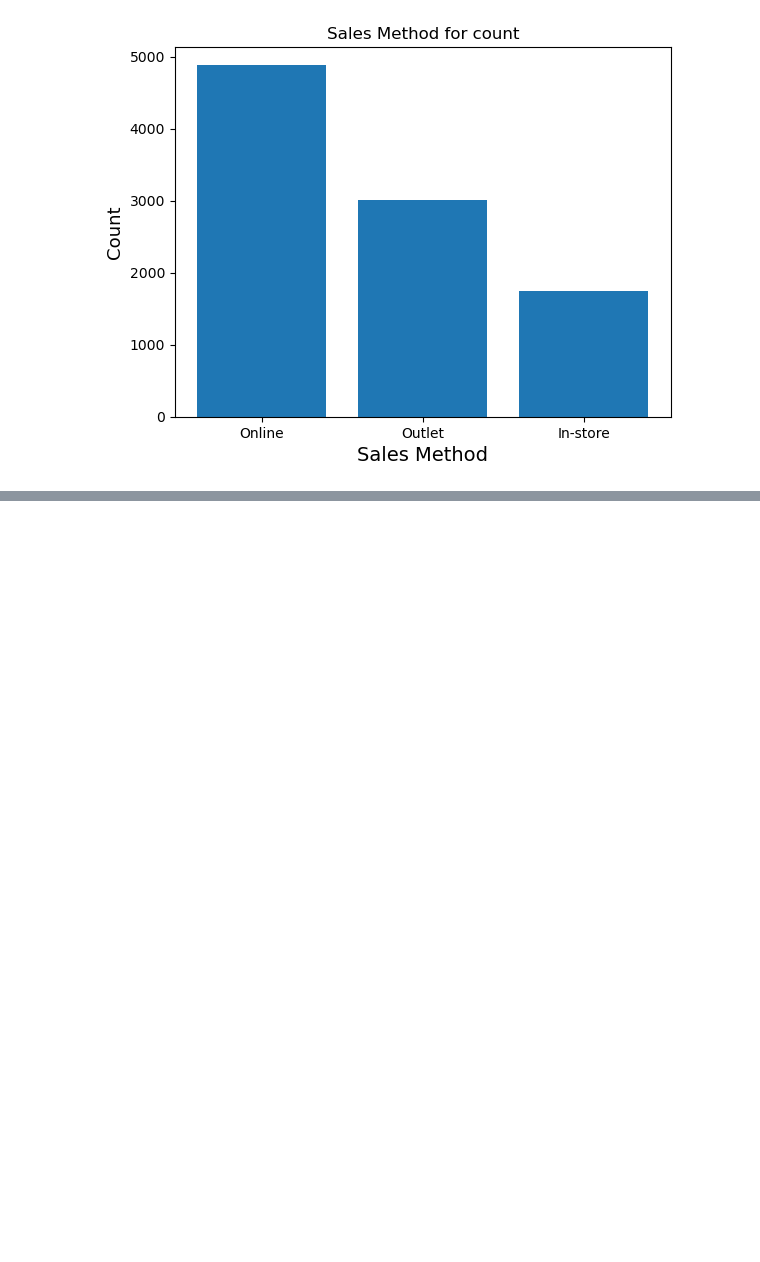
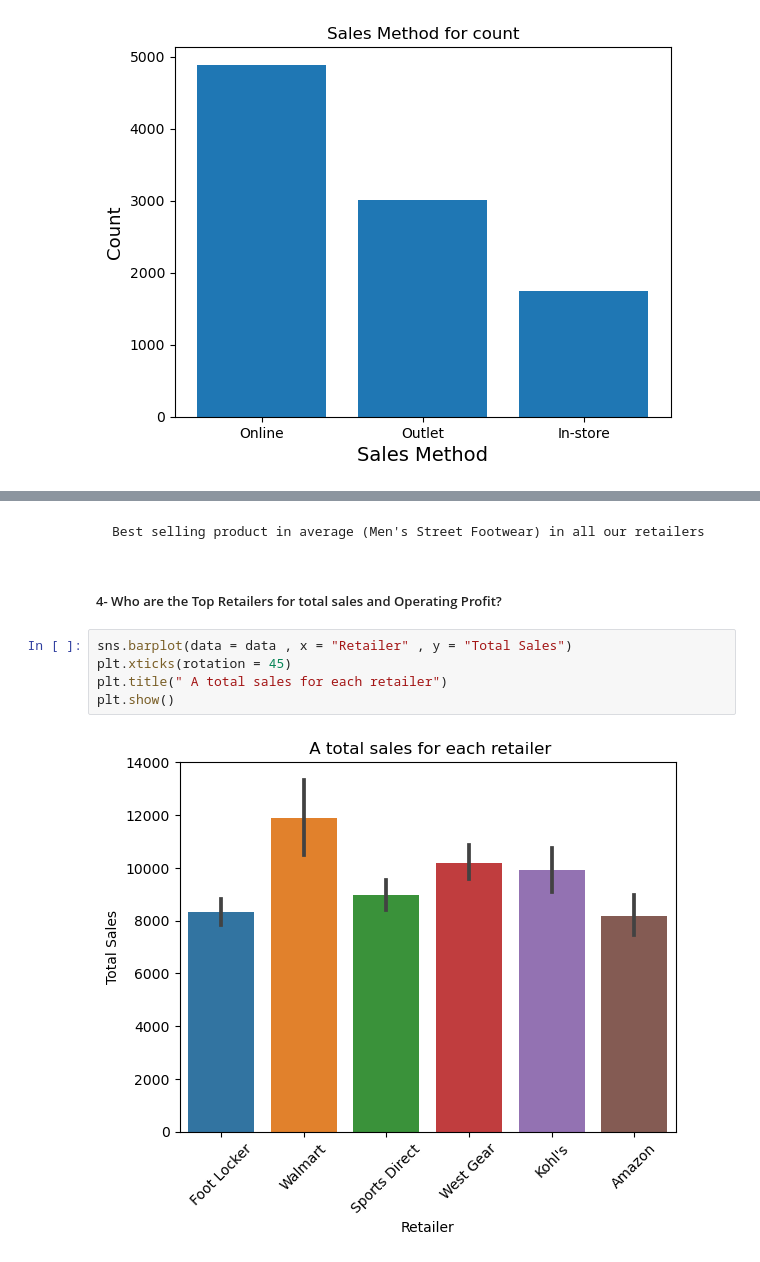
Before and after one commit to ibrahimFoud/project, a Jupyter notebook: cleaning.ipynb, the cells around one changed output, grey strips where cells are left out. Drawn from its saved outputs; the diff is of its cells as text; blank space fills up the shorter version.

```diff
--- a/cleaning.ipynb
+++ b/cleaning.ipynb
@@ -471,0 +499,12 @@ plt.show()
+# %% [markdown]
+    Best selling product in average (Men's Street Footwear) in all our retailers
+# %% [markdown]
+#
+##### 4- Who are the Top Retailers for total sales and Operating Profit?
+# %%
+sns.barplot(data = data , x = "Retailer" , y = "Total Sales")
+plt.xticks(rotation = 45)
+plt.title(" A total sales for each retailer")
+plt.show()
+# %% [output]
+[figure, added]
```
Also changed, not shown: parts of 8 cells of this notebook.
